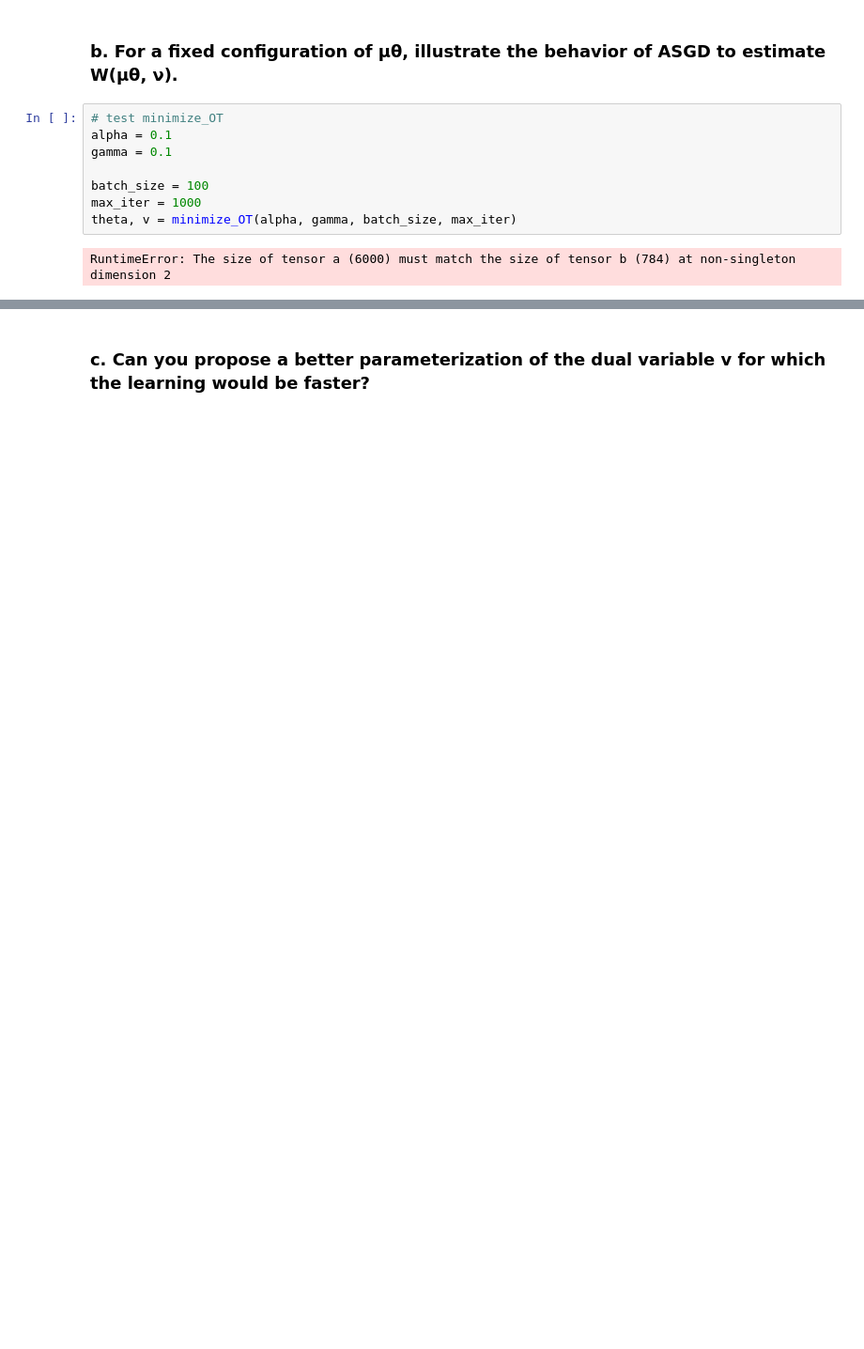
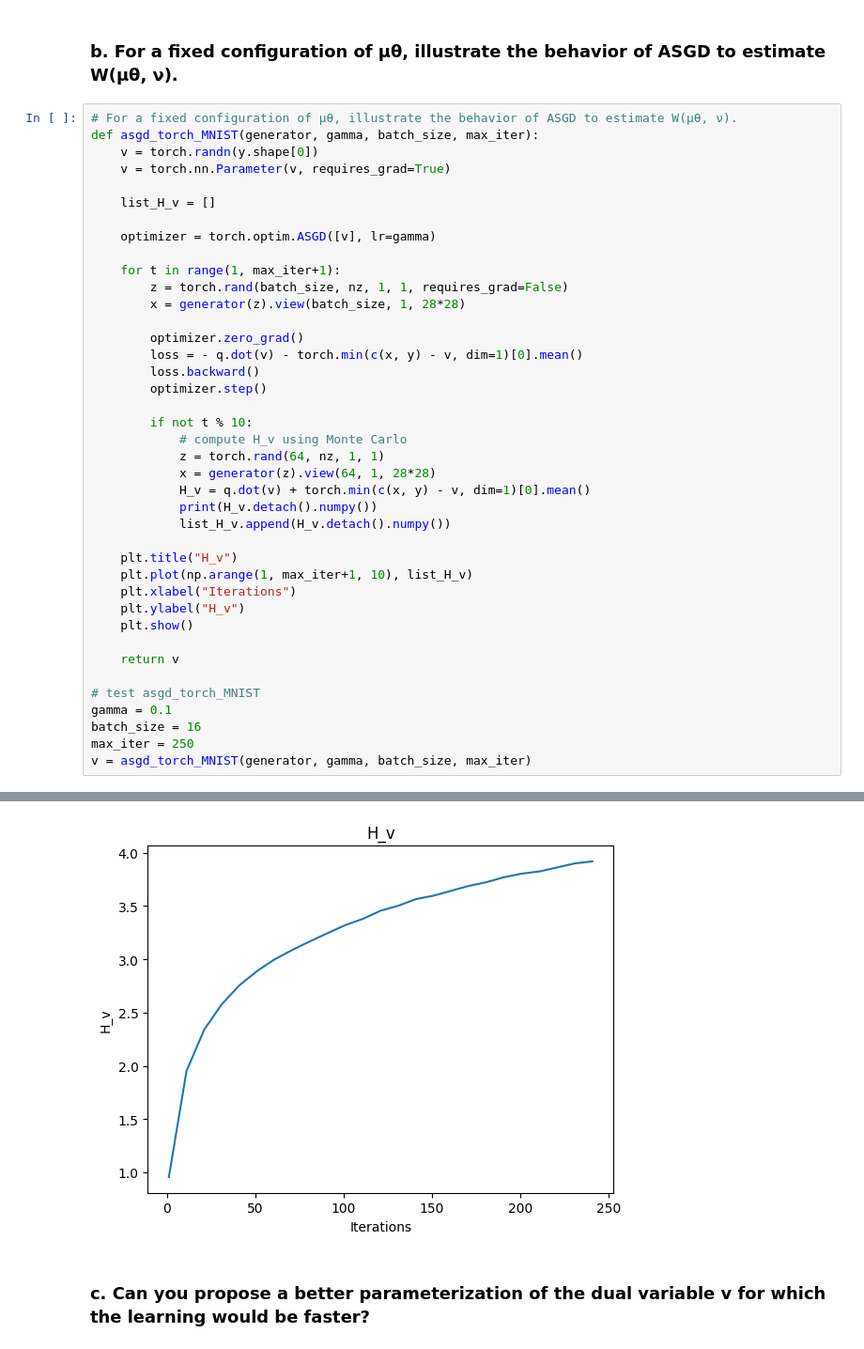
Before and after one commit to MariusAlonso/MVA-MGI, a Jupyter notebook: assignment_q5q6.ipynb, the cells around one changed output, grey strips where cells are left out. Shown: that part at 94% size. Saved outputs shown, nothing was run; the diff lists cells and outputs as text; blank space fills up the shorter version.

```diff
--- a/assignment_q5q6.ipynb
+++ b/assignment_q5q6.ipynb
@@ -306,12 +414,43 @@ theta, v = minimize_OT(alpha, gamma, batch_size, max_iter, display_ot=False)
 # %% [markdown]
 ### b. For a fixed configuration of µθ, illustrate the behavior of ASGD to estimate W(µθ, ν).
-# %%
-# test minimize_OT
-alpha = 0.1
-gamma = 0.1
-
-batch_size = 100
-max_iter = 1000
-theta, v = minimize_OT(alpha, gamma, batch_size, max_iter)
-# %% [output]
-RuntimeError: The size of tensor a (6000) must match the size of tensor b (784) at non-singleton dimension 2
+# %%
+# For a fixed configuration of µθ, illustrate the behavior of ASGD to estimate W(µθ, ν).
+def asgd_torch_MNIST(generator, gamma, batch_size, max_iter):
+    v = torch.randn(y.shape[0])
+    v = torch.nn.Parameter(v, requires_grad=True)
+
+    list_H_v = []
+
+    optimizer = torch.optim.ASGD([v], lr=gamma)
+
+    for t in range(1, max_iter+1):
+        z = torch.rand(batch_size, nz, 1, 1, requires_grad=False)
+        x = generator(z).view(batch_size, 1, 28*28)
+
+        optimizer.zero_grad()
+        loss = - q.dot(v) - torch.min(c(x, y) - v, dim=1)[0].mean()
+        loss.backward()
+        optimizer.step()
+
+        if not t % 10:
+            # compute H_v using Monte Carlo
+            z = torch.rand(64, nz, 1, 1)
+            x = generator(z).view(64, 1, 28*28)
+            H_v = q.dot(v) + torch.min(c(x, y) - v, dim=1)[0].mean()
+            print(H_v.detach().numpy())
+            list_H_v.append(H_v.detach().numpy())
+
+    plt.title("H_v")
+    plt.plot(np.arange(1, max_iter+1, 10), list_H_v)
+    plt.xlabel("Iterations")
+    plt.ylabel("H_v")
+    plt.show()
+
+    return v
+
+# test asgd_torch_MNIST
+gamma = 0.1
+batch_size = 16
+max_iter = 250
+v = asgd_torch_MNIST(generator, gamma, batch_size, max_iter)
+# %% [output]
@@ -318,2 +474,3 @@ RuntimeError: The size of tensor a (6000) must match the size of tensor b (784)
+[figure, added]
 # %% [markdown]
 ### c. Can you propose a better parameterization of the dual variable v for which the learning would be faster?
```
Also changed, not shown: parts of 13 cells of this notebook.
